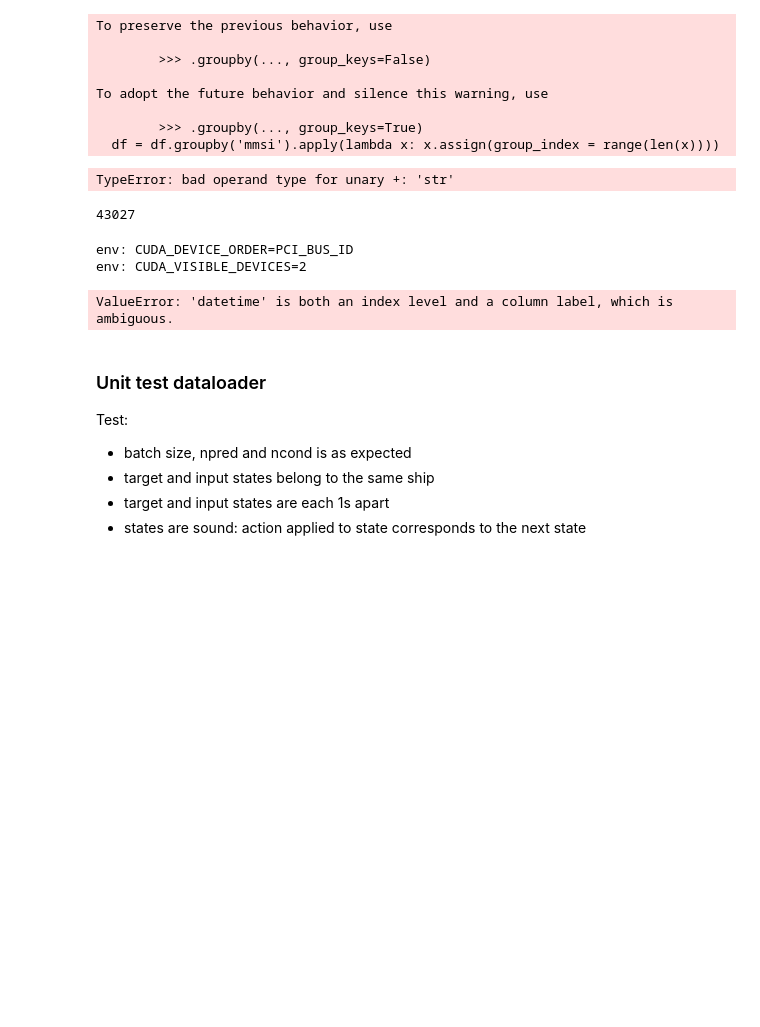
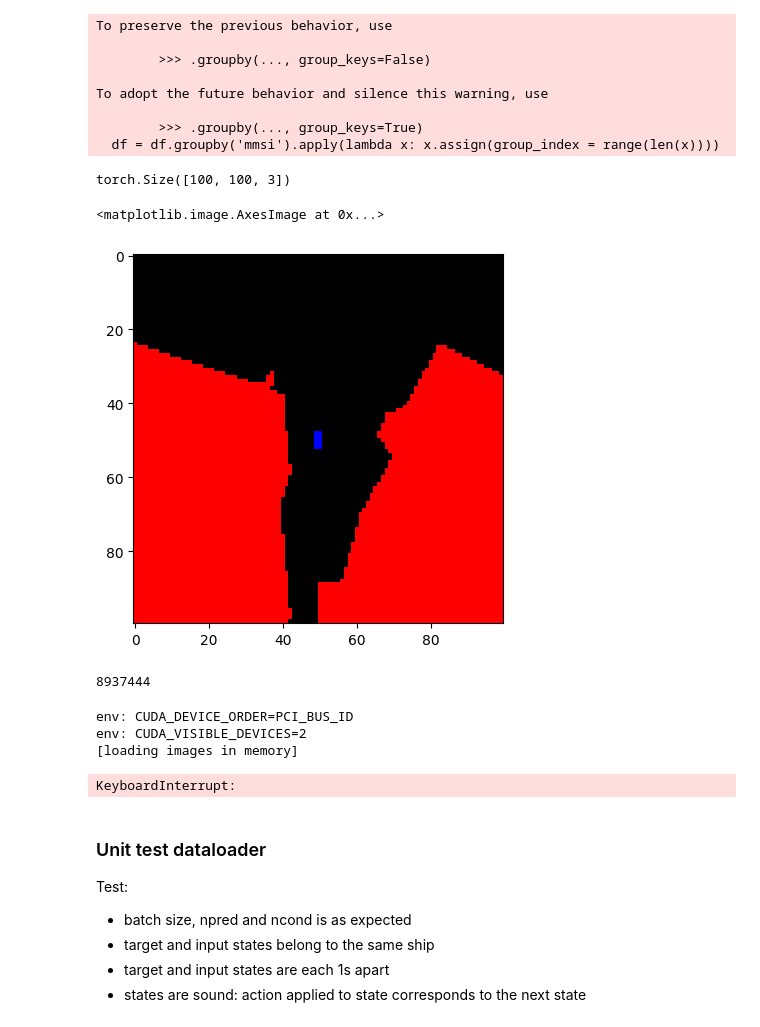
Before and after one commit to raphaelschwinger/PPUU-FerryGym, a Jupyter notebook: PPUU/dataloader_testbook.ipynb, the cells around one changed output. Cells and saved outputs as stored; diff of their text form; code cells hidden in the pictures; blank space fills up the shorter version.

```diff
--- a/PPUU/dataloader_testbook.ipynb
+++ b/PPUU/dataloader_testbook.ipynb
@@ -19,6 +19,3 @@ df.head()
 | 2 | 1855466 | 10.0 | 2022-04-01 12:00:02+00:00 | 1038.284640 | 2011.961003 | 5.268266 | -0.00 | 242.332216 | ... |
 | 3 | 1855467 | 10.0 | 2022-04-01 12:00:03+00:00 | 1033.618774 | 2014.407291 | 5.268266 | -0.11 | 242.332216 | ... |
 | 4 | 0 | 0.0 | 2022-04-01 12:00:04+00:00 | 1765.641199 | 2335.093460 | 0.000000 | 0.00 | 0.000000 | ... |
-# %%
-# remove datetime from index
-df.reset_index(inplace=True, drop=True)
@@ -58,39 +52,41 @@ df['train_index'].max()
 # get row by train_index
 index = df.loc[df['train_index'] == 1].index_column.values[0]
 
 # get rows with index_column between index-N and index
 df.loc[(df['index_column'] > index-N) & (df['index_column'] <= index)]
 
 images, states, actions = [], [], []
 for index in df.loc[(df['index_column'] > index-N) & (df['index_column'] <= index)].index_column.values:
     # states.append(df.loc[index]['state'])
     # get action at index
     acceleration = df.loc[index]['acceleration']
     directionChange = df.loc[index]['direction_change']
     actions.append(torch.tensor([acceleration, directionChange], dtype=torch.float))
     # get state
     x = df.loc[index]['x']
     y = df.loc[index]['y']
     speed = df.loc[index]['speed_calculated']
     direction = df.loc[index]['direction']
     state = torch.tensor([x, y, speed, direction], dtype=torch.float)
     states.append(state)
     # load image
-    image = np.load('/workspace/data/' + DATASET + '/' + DATASET + '/images/'+df.loc[index]['filename'])
+    image = np.load('/workspace/data/' + '/' + DATASET + '/images/'+df.loc[index]['filename'])
     # save as torch tensor
     image = torch.from_numpy(image).type(torch.uint8)
     images.append(image)
 
 
 
 print(images[0].shape)
 plt.imshow(images[2])
 # %% [output]
-TypeError: bad operand type for unary +: 'str'
+torch.Size([100, 100, 3])
+<matplotlib.image.AxesImage at 0x...>
+[figure, added]
 # %%
 int(df['train_index'].max())
 # %% [output]
-43027
+8937444
 # %%
 # normalize actions
 mean_acceleration = df['acceleration'].mean()
@@ -115,6 +111,7 @@ class DataSettings:
         width = 100
         height = 100
         device = 'gpu'
+        loadImagesInMemory = False
 
     # Instantiate data set object
 d = DataLoader(opt=DataSettings, data_dir=data_dir, dataframe=dataframe,image_dir=image_dir, seedRandom=False)
@@ -122,4 +119,5 @@ d = DataLoader(opt=DataSettings, data_dir=data_dir, dataframe=dataframe,image_di
 # %% [output]
 env: CUDA_DEVICE_ORDER=PCI_BUS_ID
 env: CUDA_VISIBLE_DEVICES=2
+[loading images in memory]
-ValueError: 'datetime' is both an index level and a column label, which is ambiguous.
+KeyboardInterrupt:
```
Also changed, not shown: parts of 3 cells of this notebook, 4 other files.
